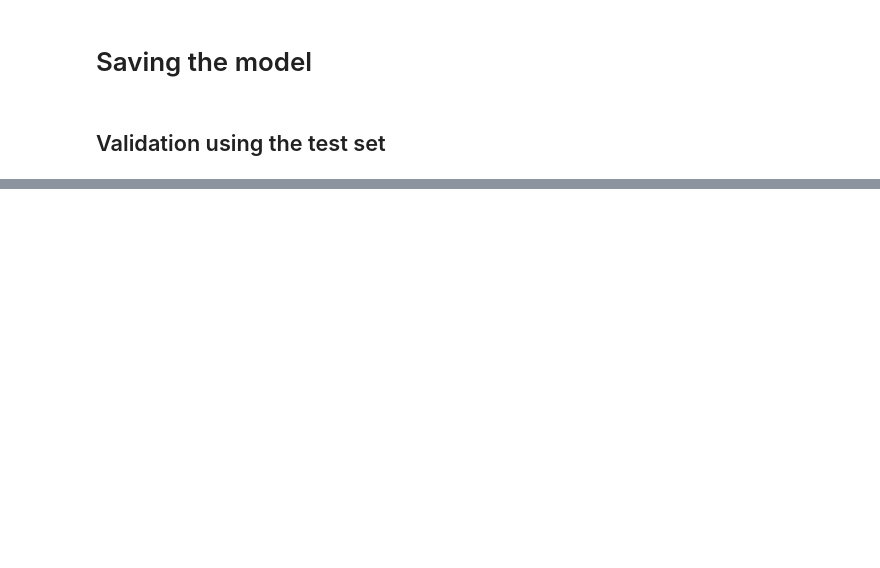
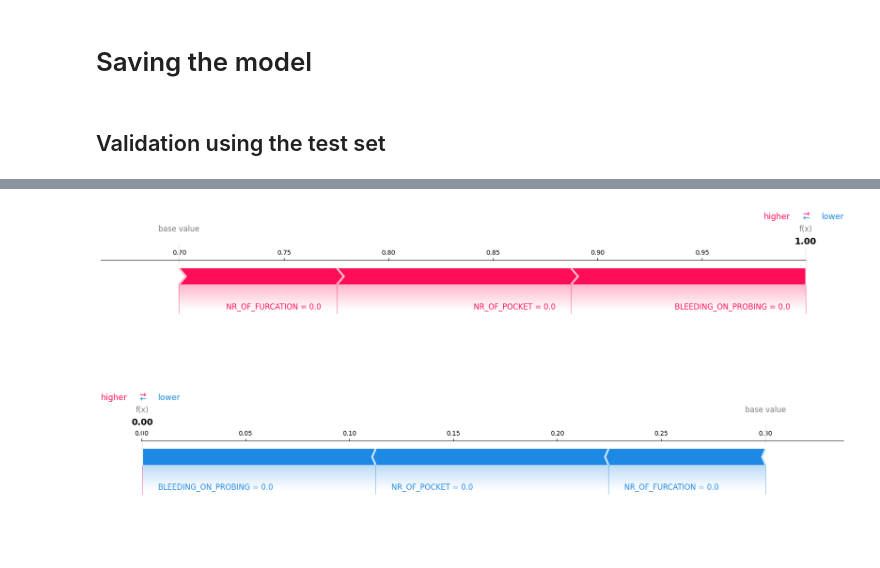
Before and after one commit to KrokanteKrab/Parodontitis, a Jupyter notebook: notebooks/main.ipynb, the cells around one changed output, grey strips where cells are left out. Drawn from its saved outputs; the diff is of its cells as text; code cells hidden in the pictures; blank space fills up the shorter version.

Commit message:
Added SHAP, after a lot of struggling

```diff
--- a/notebooks/main.ipynb
+++ b/notebooks/main.ipynb
@@ -149,0 +157,22 @@ Predicted wrong: 5/7001
+# %%
+shap_explainer = shap.KernelExplainer(model, X_train[:100])
+
+sample = np.array(X_train.iloc[1])
+# sample = np.array([2,2,0,0,1]) # <- playable sample
+
+shap_values = shap_explainer.shap_values(sample)
+
+# Label: has not parodontitis
+shap.force_plot(
+    shap_explainer.expected_value[0], shap_values[0], sample, matplotlib=True, show=False, plot_cmap=['#77dd77', '#f99191'], feature_names=X_train.columns
+)
+
+# Label: has parodontitis
+shap.force_plot(
+    shap_explainer.expected_value[1], shap_values[1], sample, matplotlib=True, show=False, plot_cmap=['#77dd77', '#f99191'], feature_names=X_train.columns
+)
+
+plt.show()
+# %% [output]
+[figure, added]
+[figure, added]
```
Also changed, not shown: parts of 9 cells of this notebook.
